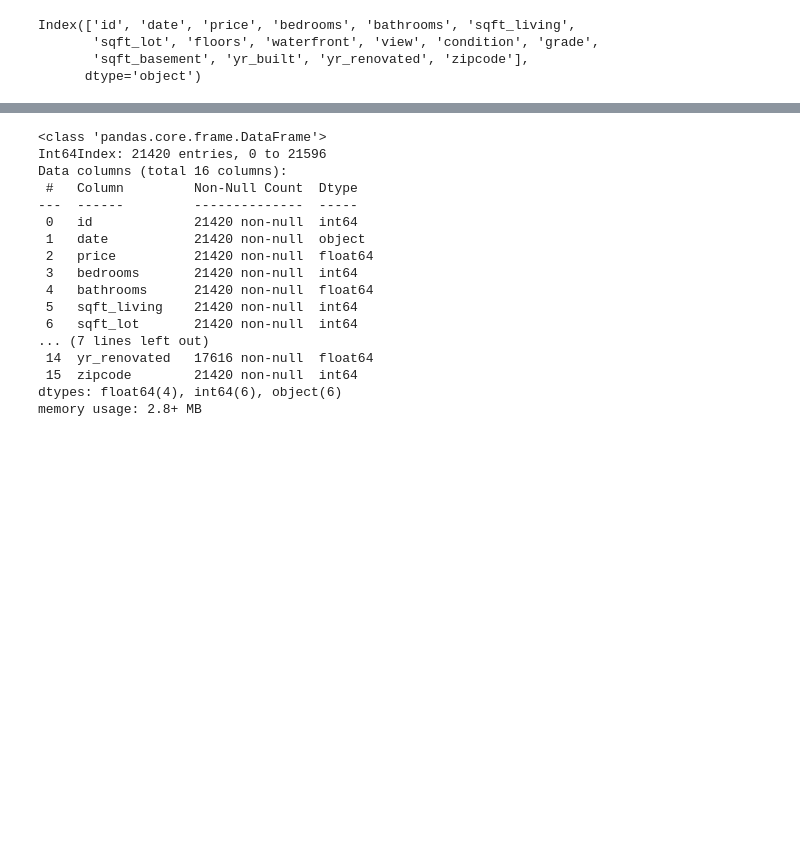
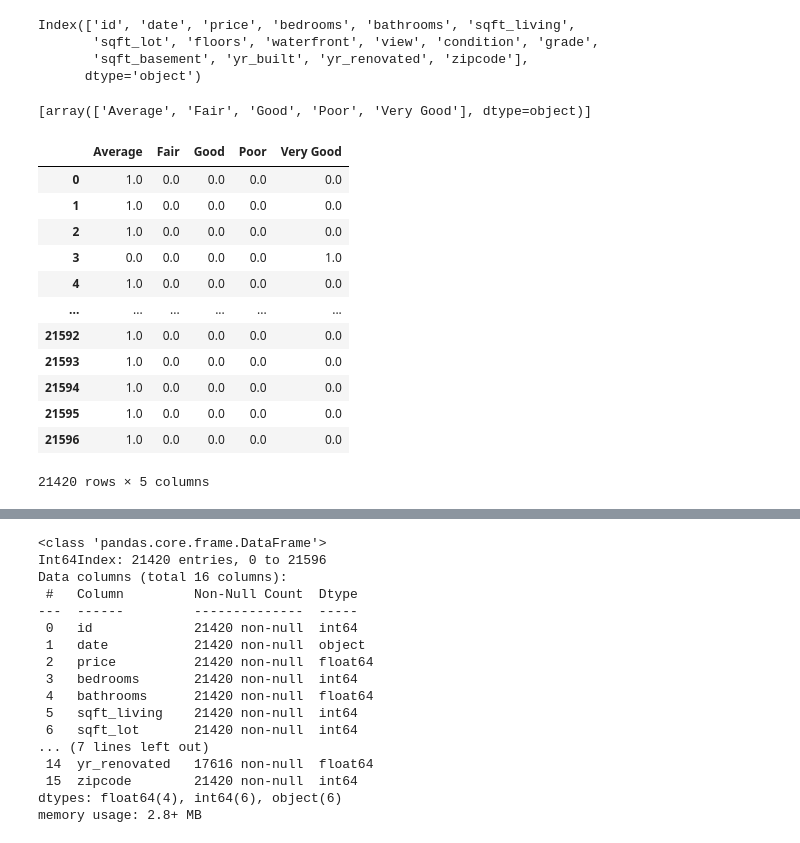
Before and after one commit to kaiuechi/flatiron-real-estate-modeling, a Jupyter notebook: code/draft.ipynb, the cells around one changed output, grey strips where cells are left out. Cells and saved outputs as stored; diff of their text form; code cells hidden in the pictures; blank space fills up the shorter version.

```diff
--- a/code/draft.ipynb
+++ b/code/draft.ipynb
@@ -215,3 +217,41 @@ Index(['id', 'date', 'price', 'bedrooms', 'bathrooms', 'sqft_living',
        'sqft_lot', 'floors', 'waterfront', 'view', 'condition', 'grade',
        'sqft_basement', 'yr_built', 'yr_renovated', 'zipcode'],
       dtype='object')
+# %%
+ohe = OneHotEncoder(categories='auto', sparse=False, handle_unknown='ignore')
+ohe_condition = df[['condition']]
+ohe.fit(ohe_condition)
+
+
+ohe.categories_
+# %% [output]
+[array(['Average', 'Fair', 'Good', 'Poor', 'Very Good'], dtype=object)]
+# %%
+condition_encoded = ohe.transform(ohe_condition)
+
+# Visually inspect fireplace_qu_encoded_train
+condition_encoded = pd.DataFrame(
+    # Pass in NumPy array
+    condition_encoded,
+    # Set the column names to the categories found by OHE
+    columns=ohe.categories_[0],
+    # Set the index to match X_train's index
+    index=df.index
+)
+
+# Visually inspect new dataframe
+condition_encoded
+# %% [output]
+|  | Average | Fair | Good | Poor | Very Good |
+| 0 | 1.0 | 0.0 | 0.0 | 0.0 | 0.0 |
+| 1 | 1.0 | 0.0 | 0.0 | 0.0 | 0.0 |
+| 2 | 1.0 | 0.0 | 0.0 | 0.0 | 0.0 |
+| 3 | 0.0 | 0.0 | 0.0 | 0.0 | 1.0 |
+| 4 | 1.0 | 0.0 | 0.0 | 0.0 | 0.0 |
+| ... | ... | ... | ... | ... | ... |
+| 21592 | 1.0 | 0.0 | 0.0 | 0.0 | 0.0 |
+| 21593 | 1.0 | 0.0 | 0.0 | 0.0 | 0.0 |
+| 21594 | 1.0 | 0.0 | 0.0 | 0.0 | 0.0 |
+| 21595 | 1.0 | 0.0 | 0.0 | 0.0 | 0.0 |
+| 21596 | 1.0 | 0.0 | 0.0 | 0.0 | 0.0 |
+21420 rows × 5 columns
```
Also changed, not shown: parts of 28 cells of this notebook.
